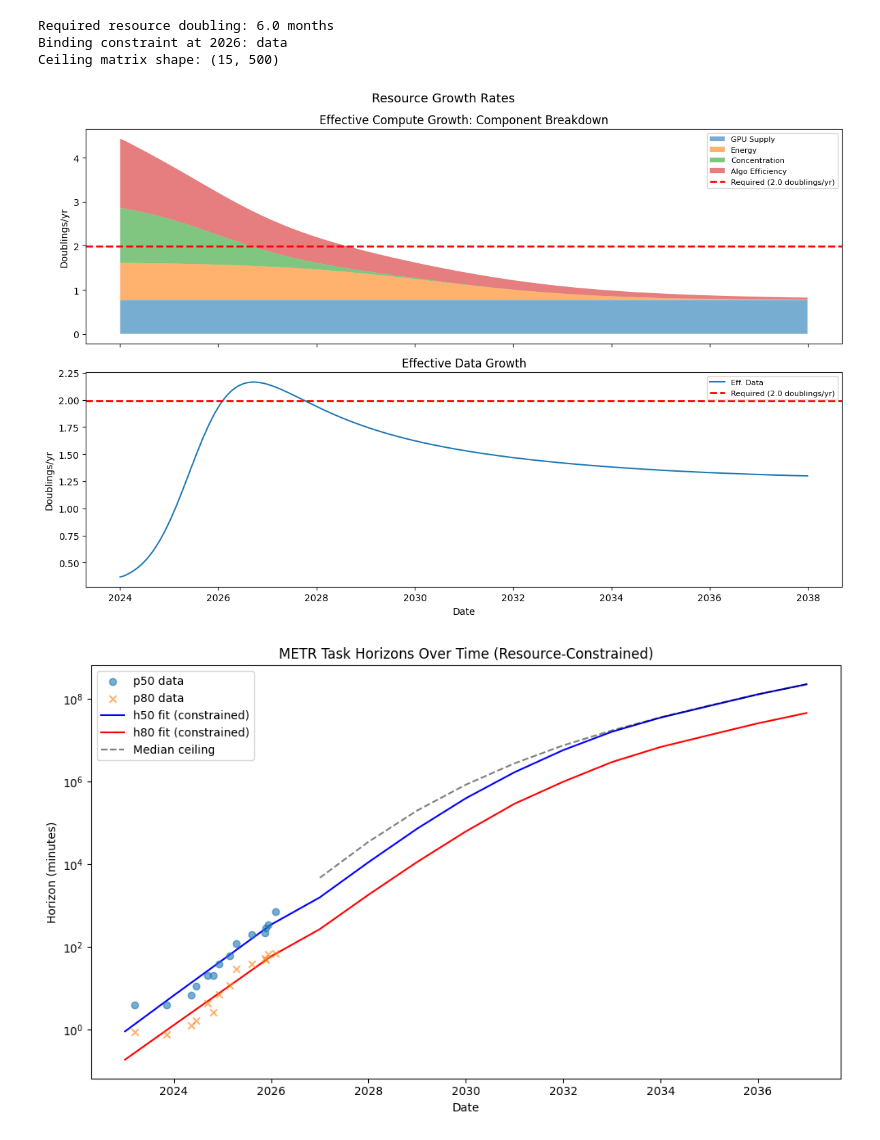
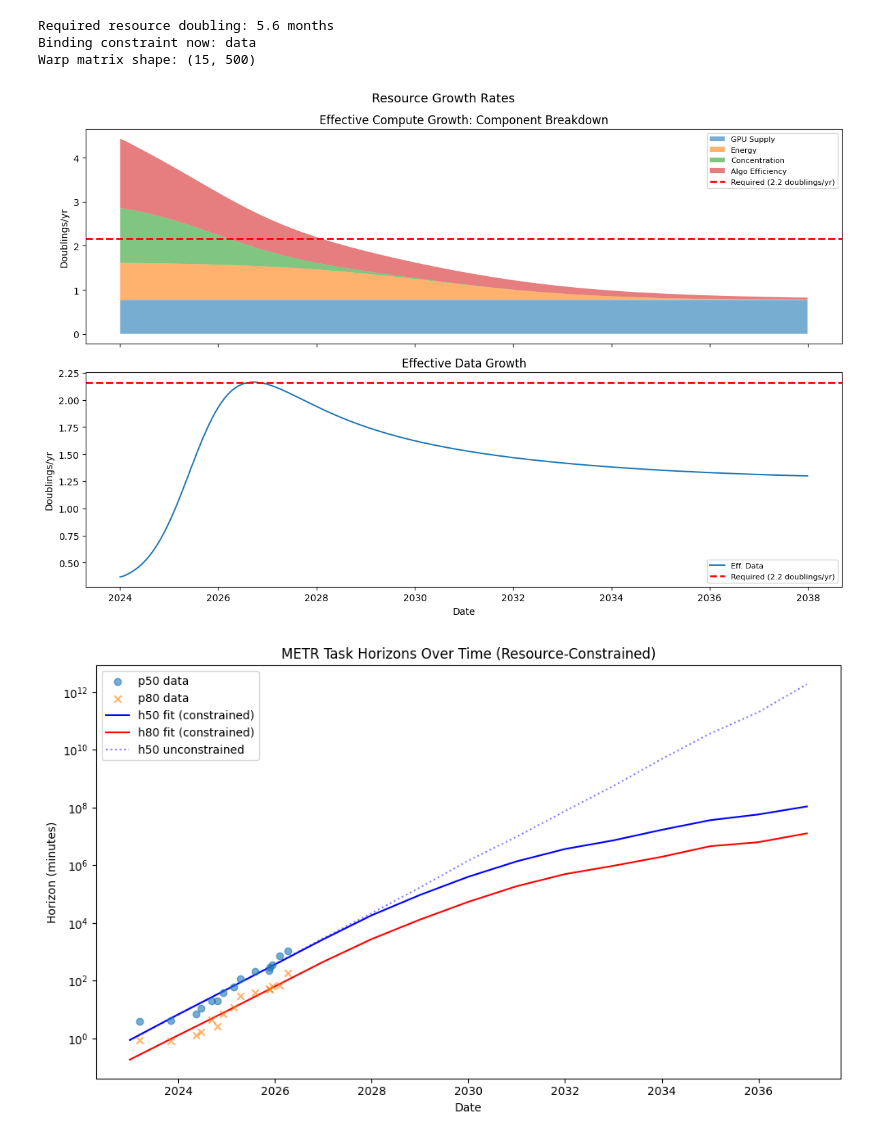
Before and after one commit to danwahl/robotics-2037, a Jupyter notebook: main.ipynb, the cells around one changed output. Saved outputs shown, nothing was run; the diff lists cells and outputs as text; code cells hidden in the pictures.

```diff
--- a/main.ipynb
+++ b/main.ipynb
@@ -91,7 +92,7 @@ from constraints import (
     DataConstraint,
     EnergyConstraint,
     resource_growth_rates,
-    sample_ceilings,
+    sample_warped_months,
 )
 
 years = range(fit.base_date.year, 2038)
@@ -105,30 +106,32 @@ compute_c = ComputeConstraint()
 algo = AlgorithmicEfficiency()
 data_constraint = DataConstraint()
 
-h50_now = df["p50_horizon"].max()
-t_now = 2.1  # years from Jan 2024
+# Constraint model runs in years from 2024
+base_offset_years = (fit.base_date - date(2024, 1, 1)).days / 365.25
+t_now = (date.today() - date(2024, 1, 1)).days / 365.25
 
 # Calibrate required resource rate to current binding rate
 t_cal = np.linspace(0, 14, 1000)
 rates = resource_growth_rates(t_cal, energy, compute_c, algo, data_constraint)
-idx_now = int(t_now / 14 * 999)
+idx_now = int(np.searchsorted(t_cal, t_now))
 binding_rate_now = rates["binding"][idx_now]
 required_resource_doubling_months = np.log(2) / binding_rate_now * 12
 
-# Sample time-varying ceilings from constraint model
+# Sample resource-warped effective time: the throttle slows the clock the
+# METR fit runs on, applying the resource slowdown exactly once
 t_months_arr = np.array(t_months)
-ceiling_matrix = sample_ceilings(
-    t_months_arr, h50_now, fit.doubling_time_months,
-    required_resource_doubling_months, n_samples, t_now,
+warp_matrix = sample_warped_months(
+    t_months_arr, required_resource_doubling_months, n_samples,
+    t_now, base_offset_years,
 )
 
 print(f"Required resource doubling: {required_resource_doubling_months:.1f} months")
-print(f"Binding constraint at 2026: {rates['binding_name'][idx_now]}")
-print(f"Ceiling matrix shape: {ceiling_matrix.shape}")
+print(f"Binding constraint now: {rates['binding_name'][idx_now]}")
+print(f"Warp matrix shape: {warp_matrix.shape}")
 # %% [output]
-Required resource doubling: 6.0 months
-Binding constraint at 2026: data
-Ceiling matrix shape: (15, 500)
+Required resource doubling: 5.6 months
+Binding constraint now: data
+Warp matrix shape: (15, 500)
 # %%
 # Resource constraint growth rates (in doublings per year)
 g_required = np.log(2) / (required_resource_doubling_months / 12.0)
@@ -177,44 +180,43 @@ plt.suptitle("Resource Growth Rates", fontsize=13)
 plt.tight_layout()
 plt.show()
 # %% [output]
-[figure, old version]
+[figure, new version]
 # %%
 fig, ax = plt.subplots(figsize=(10, 6))
 
 # Data points
 ax.scatter(df["release_date"], df["p50_horizon"], alpha=0.6, label="p50 data", zorder=3)
 ax.scatter(df["release_date"], df["p80_horizon"], alpha=0.6, label="p80 data", zorder=3, marker="x")
 
-# Sample horizons with time-varying ceiling per year
+# Sample horizons at resource-warped time, with residual scatter
 h50_samples = np.zeros((len(t_months), n_samples))
 h80_samples = np.zeros((len(t_months), n_samples))
 for i, t in enumerate(t_months):
-    ceiling = ceiling_matrix[i, :]
-    h50_samples[i], h80_samples[i] = fit.sample_horizons(t, n=n_samples, ceiling=ceiling)
+    h50_samples[i], h80_samples[i] = fit.sample_horizons(
+        warp_matrix[i], n=n_samples, residual=True
+    )
 
 h50_median = np.median(h50_samples, axis=1)
 h80_median = np.median(h80_samples, axis=1)
 
 ax.plot(dates, h50_median, "b-", label="h50 fit (constrained)")
 ax.plot(dates, h80_median, "r-", label="h80 fit (constrained)")
 
-# Show median ceiling trajectory (only where ceiling is real, not sentinel)
-ceil_median = np.median(ceiling_matrix, axis=1)
-mask = ceil_median < 1e9
-if np.any(mask):
-    ceil_dates = [d for d, m in zip(dates, mask) if m]
-    ceil_vals = ceil_median[mask]
-    ax.plot(ceil_dates, ceil_vals, "k--", alpha=0.5, label="Median ceiling")
+# Unconstrained exponential h50 for comparison
+h50_exp = np.array(
+    [np.median(fit.sample_horizons(t, n=n_samples)[0]) for t in t_months]
+)
+ax.plot(dates, h50_exp, "b:", alpha=0.5, label="h50 unconstrained")
 
 ax.set_yscale("log")
 ax.set_xlabel("Date")
 ax.set_ylabel("Horizon (minutes)")
 ax.set_title("METR Task Horizons Over Time (Resource-Constrained)")
 ax.legend()
 plt.tight_layout()
 plt.show()
 # %% [output]
-[figure, old version]
+[figure, new version]
 # %%
 import matplotlib.cm as cm
 
```
Also changed, not shown: parts of 10 cells of this notebook, 8 other files.
